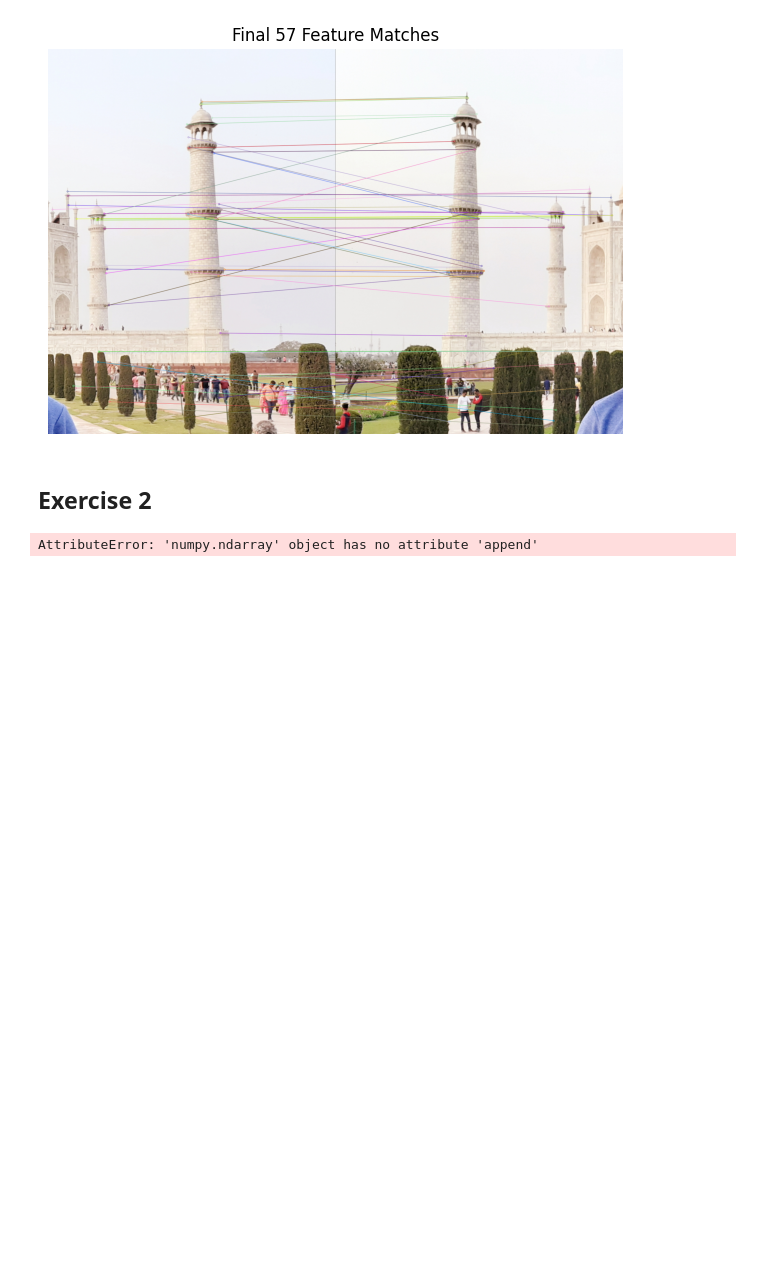
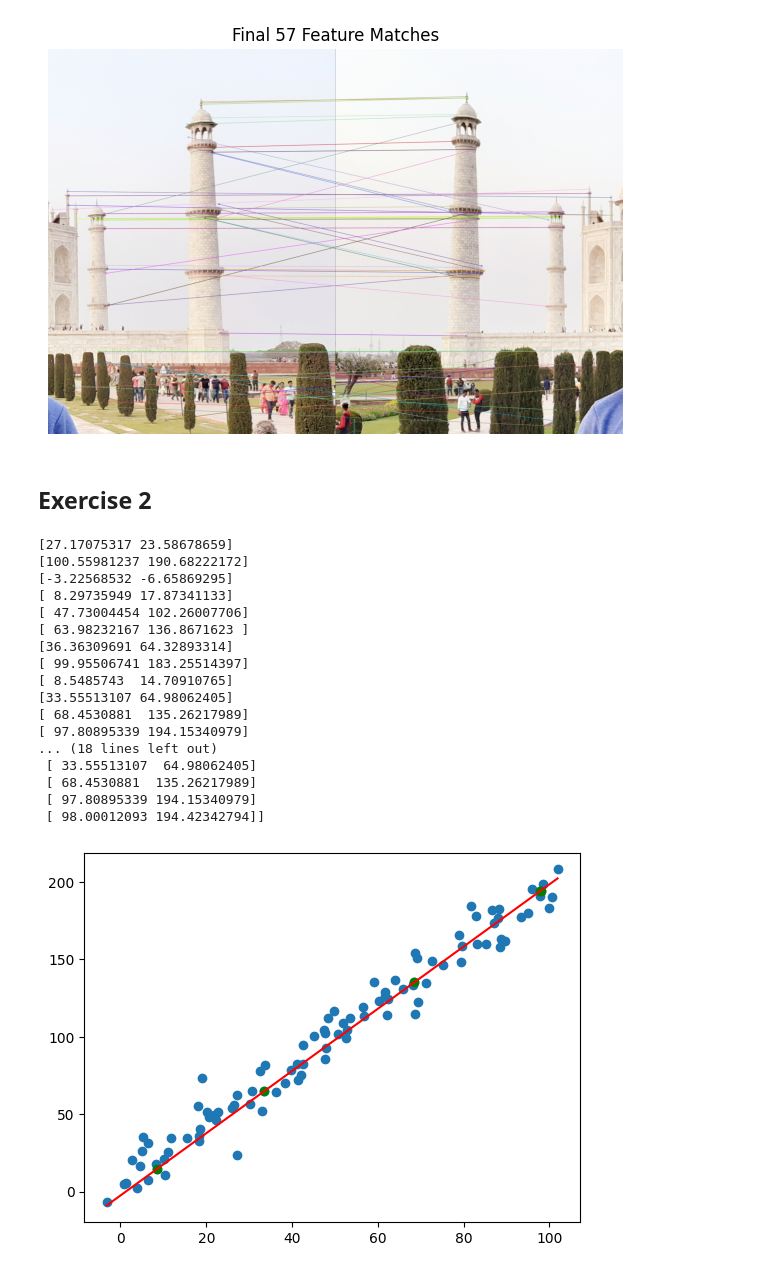
Before and after one commit to jurstu/labaOpenCV, a Jupyter notebook: zadania domowe/4-feature-description/homework_4_feature_descriptors.ipynb, the cells around one changed output. Drawn from its saved outputs; the diff is of its cells as text; code cells hidden in the pictures; blank space fills up the shorter version.

```diff
--- a/zadania domowe/4-feature-description/homework_4_feature_descriptors.ipynb
+++ b/zadania domowe/4-feature-description/homework_4_feature_descriptors.ipynb
@@ -123,18 +123,27 @@ def exercise_2(
 
 
     for i in range(num_iter):
-        current_inliers = np.array([])
+        current_inliers = np.empty((0,2))
         r1 = random.randint(0, len(points)-1)
+        r2 = r1
+        while(r2==r1):
+            r2 = random.randint(0, len(points)-1)
         p1 = points[r1]
-        pp = [*points[0:r1], *points[r1+1:]]
-        r2 = random.randint(0, len(points)-2)
-        p2 = pp[r2]
+        p2 = points[r2]
 
-        rest = [*pp[0:r2], *pp[r2+1:]]
-        for p in rest:
-            d = np.cross(p2 - p1, p - p1)/np.linalg.norm(p2 - p1)
+
+        for p in points:
+            d = abs(np.cross(p2 - p1, p - p1)/np.linalg.norm(p2 - p1))
+            #print(d)
+
             if(d < threshold):
-                np.append(current_inliers, p)
+                print(p)
+                #newrow = [1, 2, 3]
+                current_inliers = np.vstack([current_inliers, p])
+                #current_inliers = np.append(current_inliers, np.array([p[0] + 2137, p[1]]))
+
+        #print(current_inliers)
+
 
         if(len(current_inliers) > len(best_inliers)):
             best_inliers = current_inliers
@@ -144,32 +153,52 @@ def exercise_2(
 
 
 
-    print(best_inliers)
+    print("best inliers are", best_inliers)
+
+    #best_inliers = points
+    #best_model = 2, 1
     # </your_code_here>
 
 
     return best_model, best_inliers
 
 # the "secret"line that we want to fit (y = ax + b)
 line = np.array([2, 1])
 # create a dataset of 100 points that are sampled from the line y = ax + b
 # add some noise to the points
 points = np.array(
     [
         np.array([x, line[0] * x + line[1]]) + np.random.randn(2) * 5.0
         for x in range(100)
     ]
 )
 best_model, inliers = exercise_2(points, num_iter=10, threshold=0.1)
 
 # a is the slope, b is the intercept (y = ax + b)
 a, b = best_model
 # inliers is a numpy array of the inliers (Nx2)
 x = np.array([points[:, 0].min(), points[:, 0].max()])
 y = a * x + b
 plt.scatter(points[:, 0], points[:, 1])
 plt.scatter(inliers[:, 0], inliers[:, 1], color="green")
 plt.plot(x, y, color="red")
 plt.show()
 # %% [output]
-AttributeError: 'numpy.ndarray' object has no attribute 'append'
+[27.17075317 23.58678659]
+[100.55981237 190.68222172]
+[-3.22568532 -6.65869295]
+[ 8.29735949 17.87341133]
+[ 47.73004454 102.26007706]
+[ 63.98232167 136.8671623 ]
+[36.36309691 64.32893314]
+[ 99.95506741 183.25514397]
+[ 8.5485743  14.70910765]
+[33.55513107 64.98062405]
+[ 68.4530881  135.26217989]
+[ 97.80895339 194.15340979]
+... (18 lines left out)
+ [ 33.55513107  64.98062405]
+ [ 68.4530881  135.26217989]
+ [ 97.80895339 194.15340979]
+ [ 98.00012093 194.42342794]]
+[figure, added]
```
